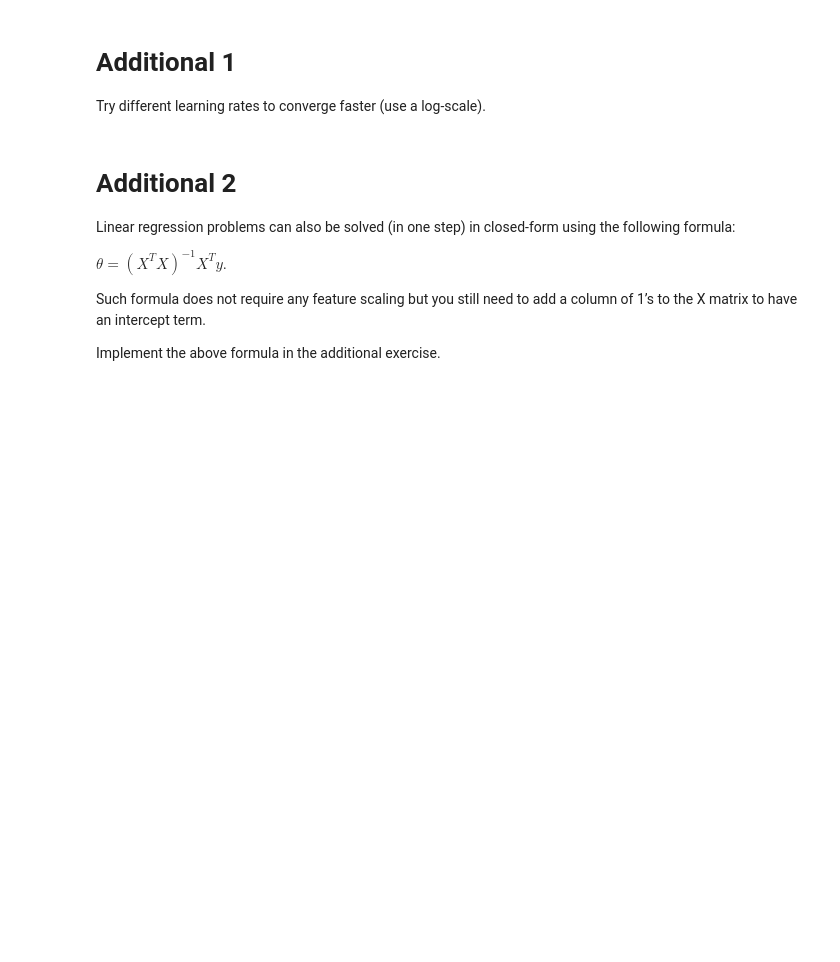
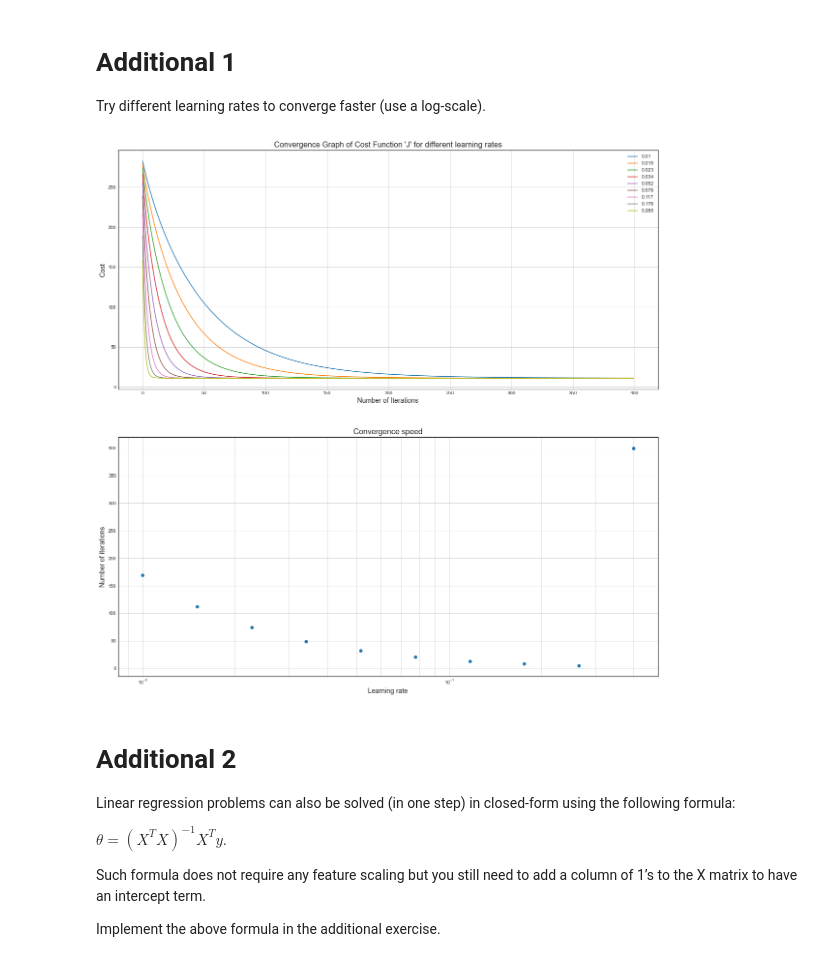
Before and after one commit to NicolaZomer/VisionCognitiveSystems, a Jupyter notebook: Lab1_LinearRegression_ex.ipynb, the cells around one changed output. Cells and saved outputs as stored; diff of their text form; code cells hidden in the pictures; blank space fills up the shorter version.

```diff
--- a/Lab1_LinearRegression_ex.ipynb
+++ b/Lab1_LinearRegression_ex.ipynb
@@ -678,6 +678,45 @@ plt.show()
 # %% [markdown]
 # Additional 1
 Try different learning rates to converge faster (use a log-scale).
+# %%
+learning_rates = np.exp(np.linspace(np.log(0.01), np.log(0.4), 10))
+convergence_limit = 20
+convergence_steps = []
+
+# Hyper-parameters
+num_iters = 400
+
+# Plot object
+fig, (ax1, ax2) = plt.subplots(2, 1, figsize=(20, 20))
+
+for lr in learning_rates:
+    theta = np.zeros((X_train_norm.shape[1], 1))
+
+    (theta, _, J_history) = gradient_descent(X_train_norm, y_train, theta, lr, num_iters)
+    J_history = np.array(J_history)
+    convergence_steps.append(len(J_history[J_history>=convergence_limit]))
+
+    if lr<0.35:
+        ax1.plot(range(len(J_history)), J_history)
+
+ax2.scatter(learning_rates, convergence_steps)
+
+# plot properties
+ax1.set_title("Convergence Graph of Cost Function 'J' for different learning rates", fontsize=16)
+ax1.set_xlabel("Number of Iterations", fontsize=14)
+ax1.set_ylabel("Cost", fontsize=14)
+ax1.legend(learning_rates.round(3))
+ax1.grid()
+
+ax2.set_title("Convergence speed", fontsize=16)
+ax2.set_xlabel("Learning rate", fontsize=14)
+ax2.set_ylabel("Number of iterations", fontsize=14)
+ax2.grid(which='both')
+ax2.set_xscale('log')
+
+plt.show()
+# %% [output]
+[figure, added]
 # %% [markdown]
 # Additional 2
 
```
Also changed, not shown: parts of 4 cells of this notebook.
